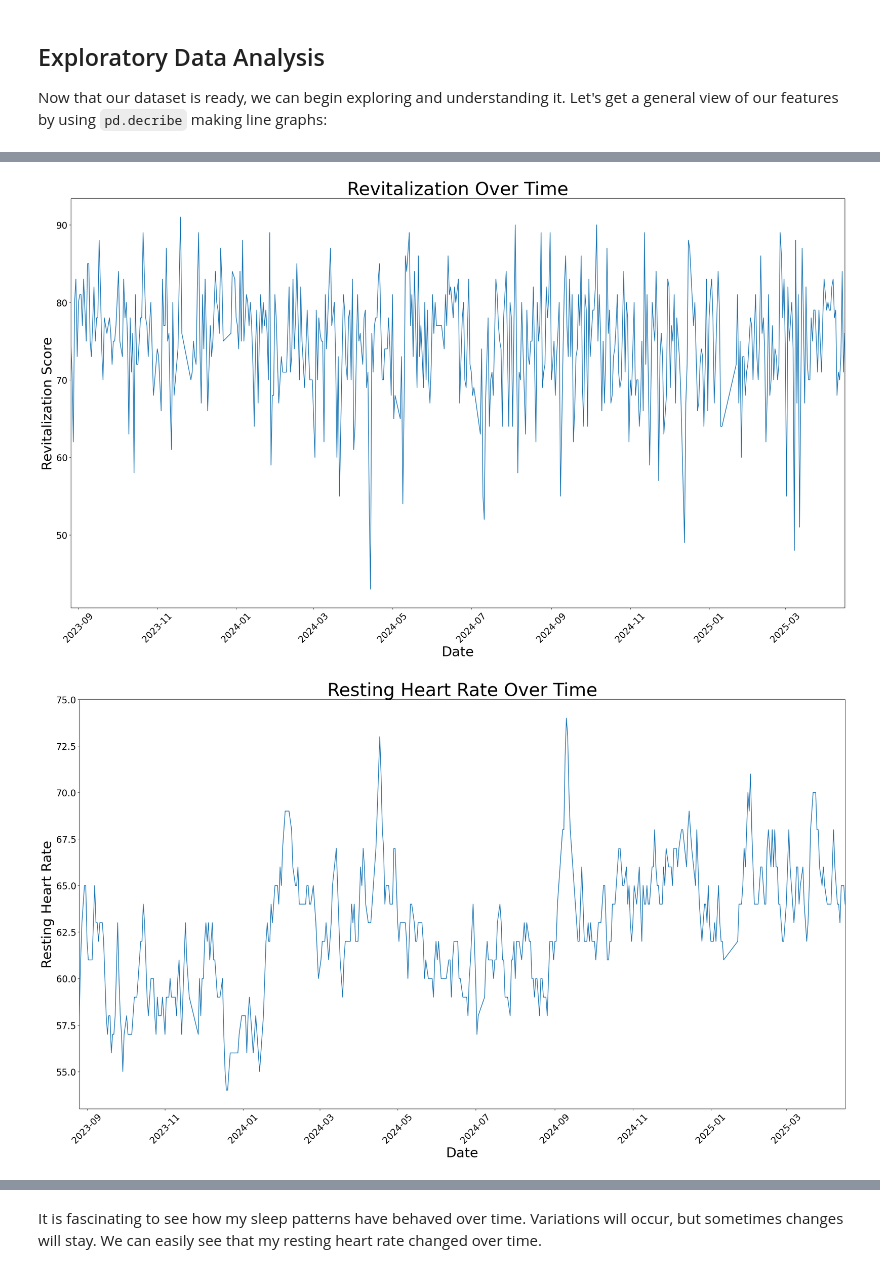
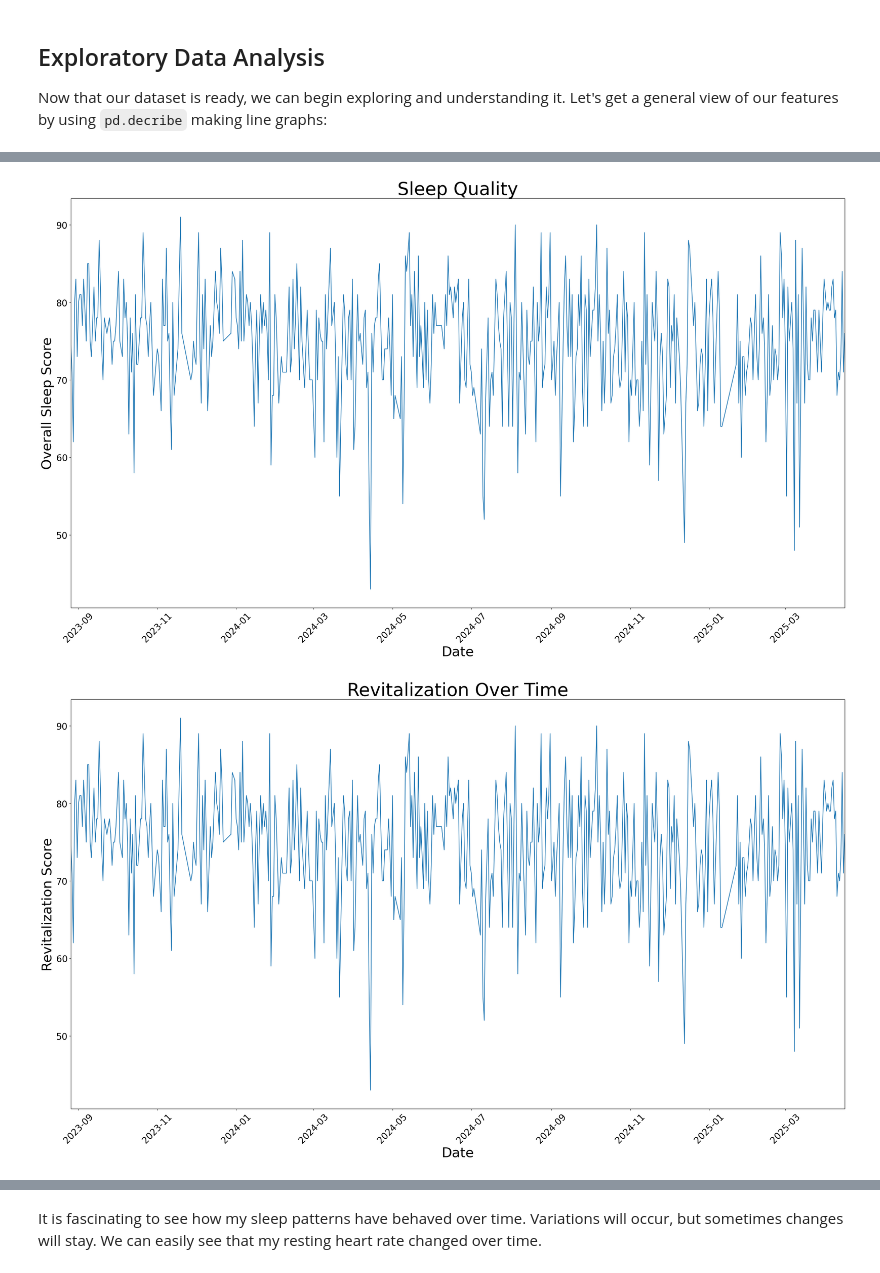
Before and after one commit to Justin-cmd359/Quantified-Self-Project-for-CPSC222, a Jupyter notebook: Project.ipynb, the cells around one changed output, grey strips where cells are left out. Saved outputs shown, nothing was run; the diff lists cells and outputs as text; code cells hidden in the pictures.

```diff
--- a/Project.ipynb
+++ b/Project.ipynb
@@ -74,8 +75,6 @@ sleep_df.rename(columns={"timestamp": "date"}, inplace=True)
 sleep_df = utils.drop_empty_columns(sleep_df)
 #5 Address missing value on 2025-03-08; we'll interpolate
 sleep_df = utils.fill_missing_values(sleep_df)
-#6 Decode overall sleep score
-sleep_df = utils.decode_sleep_scores(sleep_df)
 
 sleep_df.to_csv("cleaned_sleep_score.csv")
 # %% [markdown]
@@ -140,8 +139,9 @@ merged_df.describe()
 # %%
 # Line graphs
+utils.create_line_graph(merged_df.index, merged_df["overall_score"], "Sleep Quality", "Date", "Overall Sleep Score")
 utils.create_line_graph(merged_df.index, merged_df["revitalization_score"], "Revitalization Over Time", "Date", "Revitalization Score")
 utils.create_line_graph(merged_df.index, merged_df["resting_heart_rate"], "Resting Heart Rate Over Time", "Date", "Resting Heart Rate")
 utils.create_line_graph(merged_df.index, merged_df["restlessness"], "Restlessness Over Time", "Date", "Restlessness Score")
 # %% [output]
-[figure, old version]
+[figure, new version]
-[figure, old version]
+[figure, new version]
```
Also changed, not shown: parts of 12 cells of this notebook, 8 other files.
